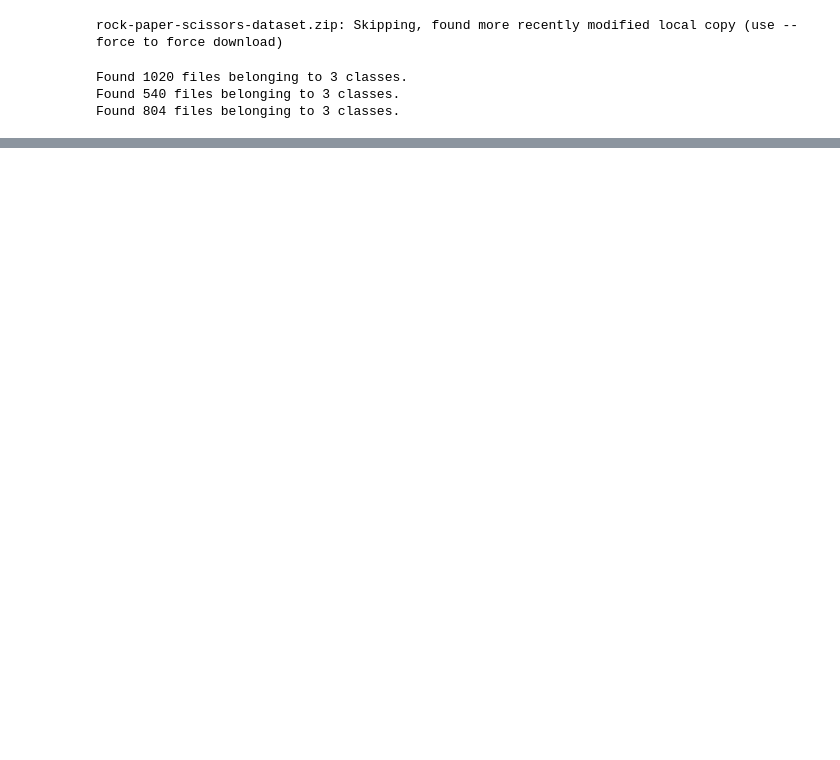
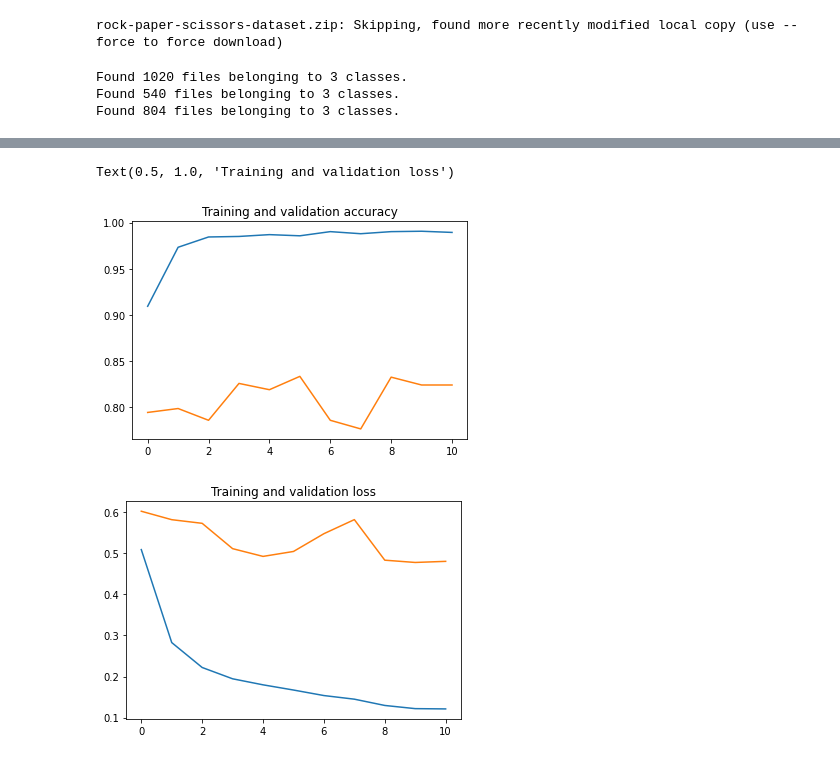
Before and after one commit to ahmetfirat23/rock-paper-scissors-classifier, a Jupyter notebook: RPSClassification.ipynb, the cells around one changed output, grey strips where cells are left out. Saved outputs shown, nothing was run; the diff lists cells and outputs as text; code cells hidden in the pictures; blank space fills up the shorter version.

```diff
--- a/RPSClassification.ipynb
+++ b/RPSClassification.ipynb
@@ -173,10 +214,11 @@ last_output = last_layer.output
 # %%
 x = layers.Flatten()(last_output)
 x = layers.Dense(1024, activation='relu')(x)
-x = layers.Dropout(0.2)(x)
+x = layers.Dropout(0.5)(x)
+x = layers.Dense(512, activation='relu', activity_regularizer="l2")(x)
 x = layers.Dense(3, activation='softmax')(x)
 
 model = Model(pre_trained_model.input, x)
 model.compile(loss='sparse_categorical_crossentropy',
-              optimizer=Adam(lr=0.0001),
+              optimizer=Adam(learning_rate=0.0001),
               metrics=['acc'])
@@ -183,7 +245,7 @@ model.compile(loss='sparse_categorical_crossentropy',
 # %%
-history = model.fit(batched_merged_train_data,
-                    epochs=20,
+history = model.fit(batched_merged_train_data.shuffle(buffer_size=10*batch_size),
+                    epochs=30,
                     validation_data=batched_merged_val_data,
-                    callbacks=[early_stopping ,model_checkpoint],
+                    callbacks=[early_stopping ,model_checkpoint, reduce_lr],
                     shuffle=True)
 # %% [output]
@@ -209,0 +274,24 @@ model.evaluate(ext_test_data)
+# %%
+acc = history.history['acc']
+val_acc = history.history['val_acc']
+
+loss = history.history['loss']
+val_loss = history.history['val_loss']
+
+epochs = range(len(acc))
+
+import matplotlib.pyplot as plt
+
+plt.plot(epochs, acc)
+plt.plot(epochs, val_acc)
+plt.title('Training and validation accuracy')
+
+plt.figure()
+
+plt.plot(epochs, loss)
+plt.plot(epochs, val_loss)
+plt.title('Training and validation loss')
+# %% [output]
+Text(0.5, 1.0, 'Training and validation loss')
+[figure, added]
+[figure, added]
```
Also changed, not shown: parts of 22 cells of this notebook, 2 other files.
